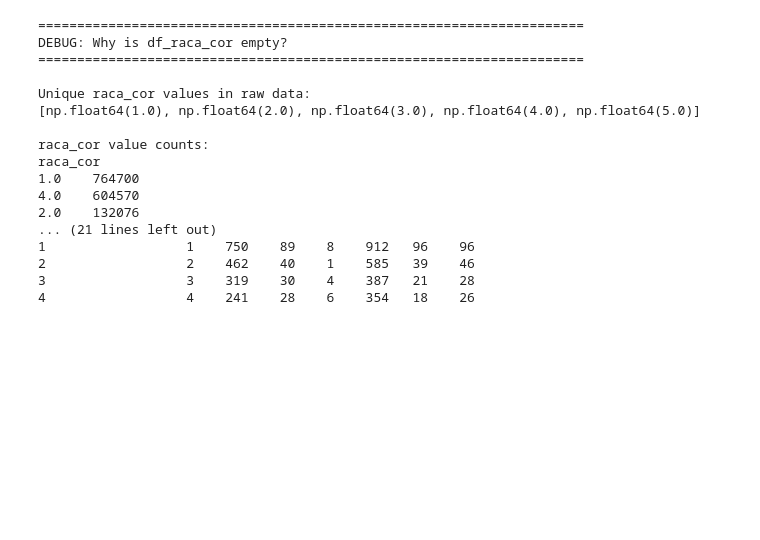
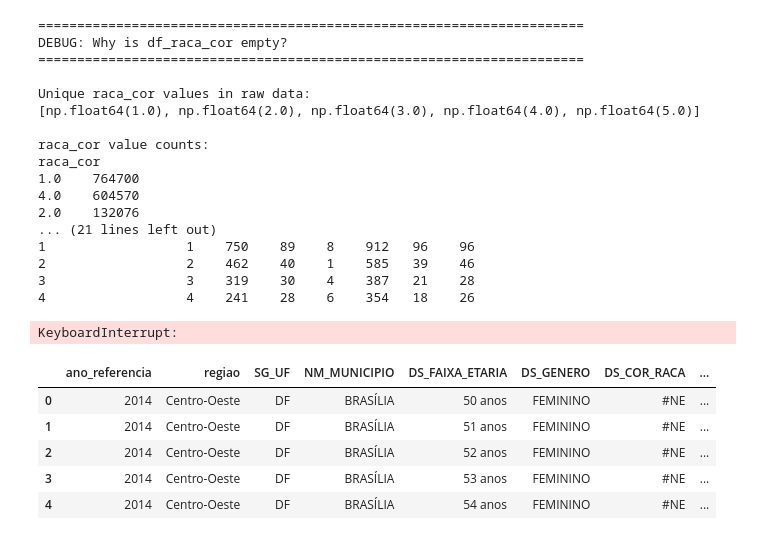
Before and after one commit to LabMA-UFRJ/dashboard_sim, a Jupyter notebook: main.ipynb, the cells around one changed output. Saved outputs shown, nothing was run; the diff lists cells and outputs as text; code cells hidden in the pictures; blank space fills up the shorter version.

```diff
--- a/main.ipynb
+++ b/main.ipynb
@@ -966,0 +976,15 @@ raca_cor
+# %%
+eleitorado = view_data(path_el)
+
+# Total por idade
+# %% [output]
+KeyboardInterrupt:
+# %%
+eleitorado.head()
+# %% [output]
+|  | ano_referencia | regiao | SG_UF | NM_MUNICIPIO | DS_FAIXA_ETARIA | DS_GENERO | DS_COR_RACA | ... |
+| 0 | 2014 | Centro-Oeste | DF | BRASÍLIA | 50 anos | FEMININO | #NE | ... |
+| 1 | 2014 | Centro-Oeste | DF | BRASÍLIA | 51 anos | FEMININO | #NE | ... |
+| 2 | 2014 | Centro-Oeste | DF | BRASÍLIA | 52 anos | FEMININO | #NE | ... |
+| 3 | 2014 | Centro-Oeste | DF | BRASÍLIA | 53 anos | FEMININO | #NE | ... |
+| 4 | 2014 | Centro-Oeste | DF | BRASÍLIA | 54 anos | FEMININO | #NE | ... |
```
Also changed, not shown: parts of 4 cells of this notebook.
